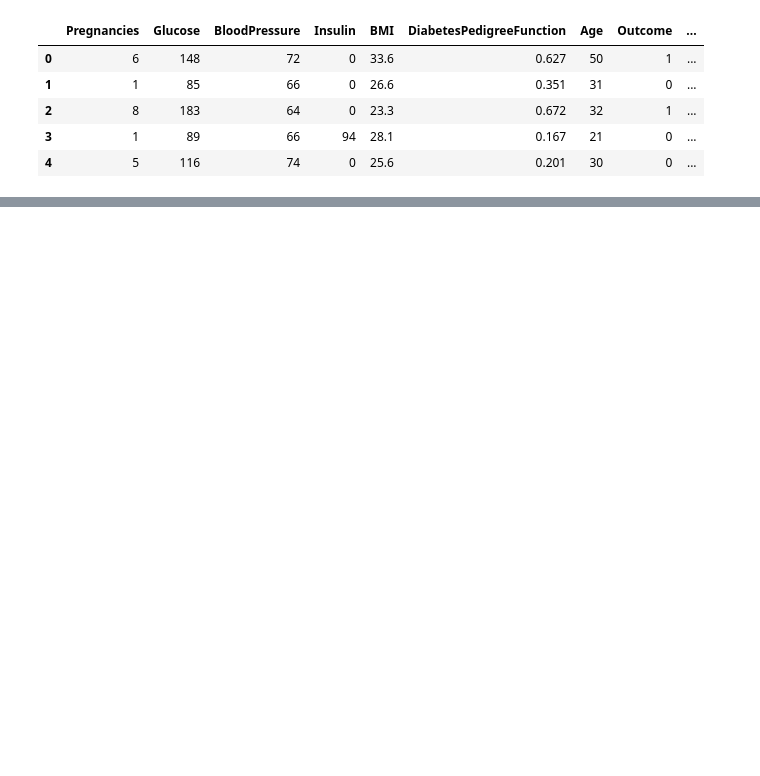
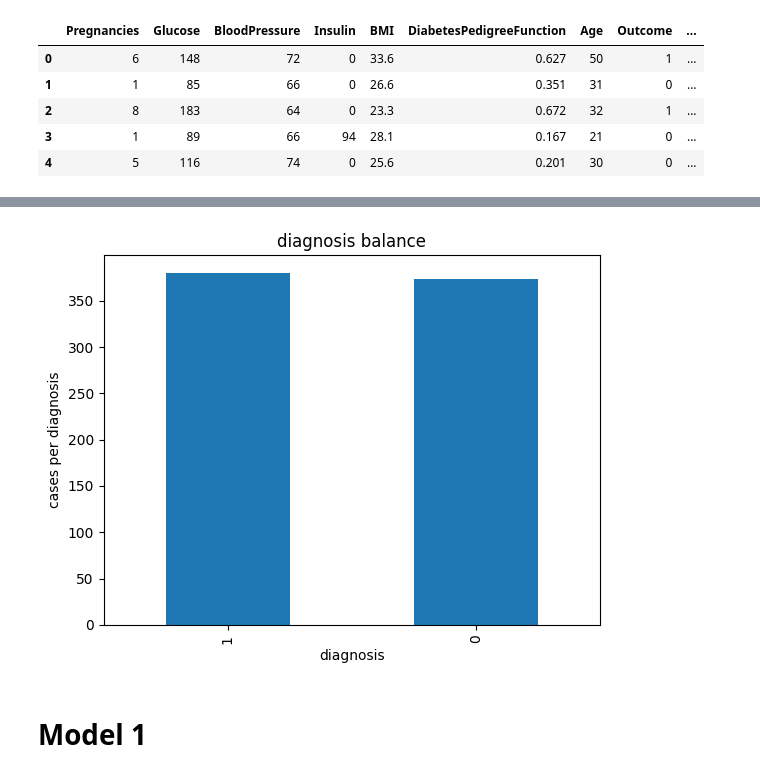
Before and after one commit to leandro-reguero/boosting, a Jupyter notebook: src/explore.ipynb, the cells around one changed output, grey strips where cells are left out. Drawn from its saved outputs; the diff is of its cells as text; code cells hidden in the pictures; blank space fills up the shorter version.

Commit message:
modelo creado y optimizado

```diff
--- a/src/explore.ipynb
+++ b/src/explore.ipynb
@@ -34,5 +41,5 @@ from pickle import dump
 # %%
-total_data = pd.read_csv('../data/processed/total_clean_skinthickness_predicted.csv')
+total_data = pd.read_csv('../data/interim/total_clean.csv')
 total_data.head()
 # %% [output]
 |  | Pregnancies | Glucose | BloodPressure | Insulin | BMI | DiabetesPedigreeFunction | Age | Outcome | ... |
@@ -43,0 +53,7 @@ total_data.head()
+# %%
+sinzeros = total_data[total_data['SkinThickness']!= 0]
+media = sinzeros["SkinThickness"].mean()
+
+total_data.loc[total_data['SkinThickness']==0, 'SkinThickness'] = int(media)
+
+print(total_data.describe())
@@ -43,0 +91,15 @@ total_data.head()
+# %%
+X = total_data.drop('Outcome', axis=1)
+y = total_data['Outcome']
+
+oversample = SMOTE(random_state=21)
+X_res, y_res = oversample.fit_resample(X, y)
+
+X_train, X_test, y_train, y_test = train_test_split(X_res, y_res, test_size=0.2, random_state=21)
+counter_train = Counter(y_train)
+print(counter_train)
+print(X_train.head())
+print(X_train.shape)
+print(X_test.shape)
+counter_test = Counter(y_test)
+print(counter_test)
@@ -43,0 +124,10 @@ total_data.head()
+# %%
+y_train.value_counts().plot(kind='bar')
+plt.title('diagnosis balance')
+plt.xlabel('diagnosis')
+plt.ylabel('cases per diagnosis')
+plt.show()
+# %% [output]
+[figure, added]
+# %% [markdown]
+# Model 1
```
Also changed, not shown: parts of 31 cells of this notebook, 4 other files.
